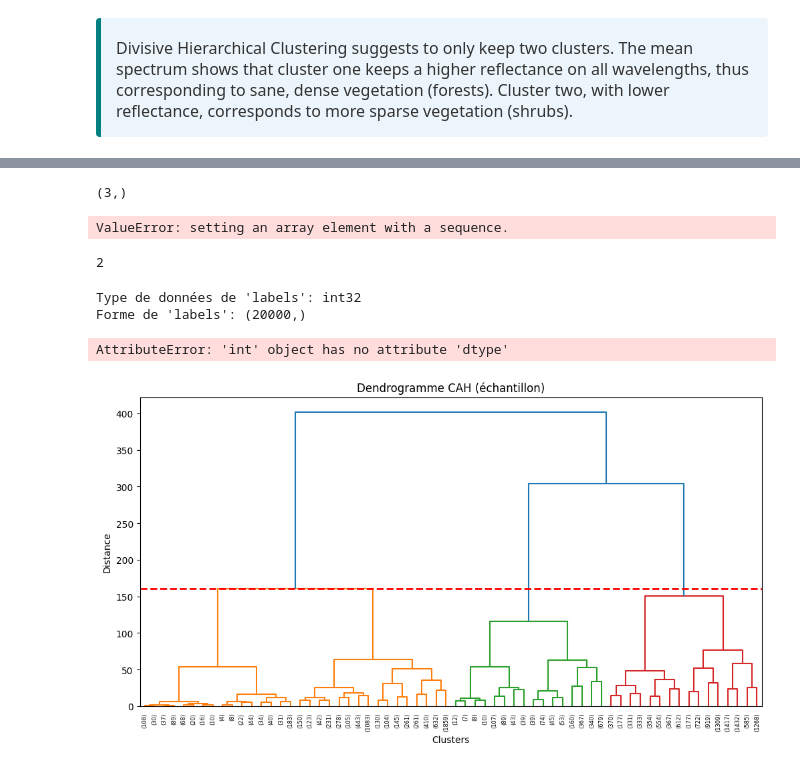
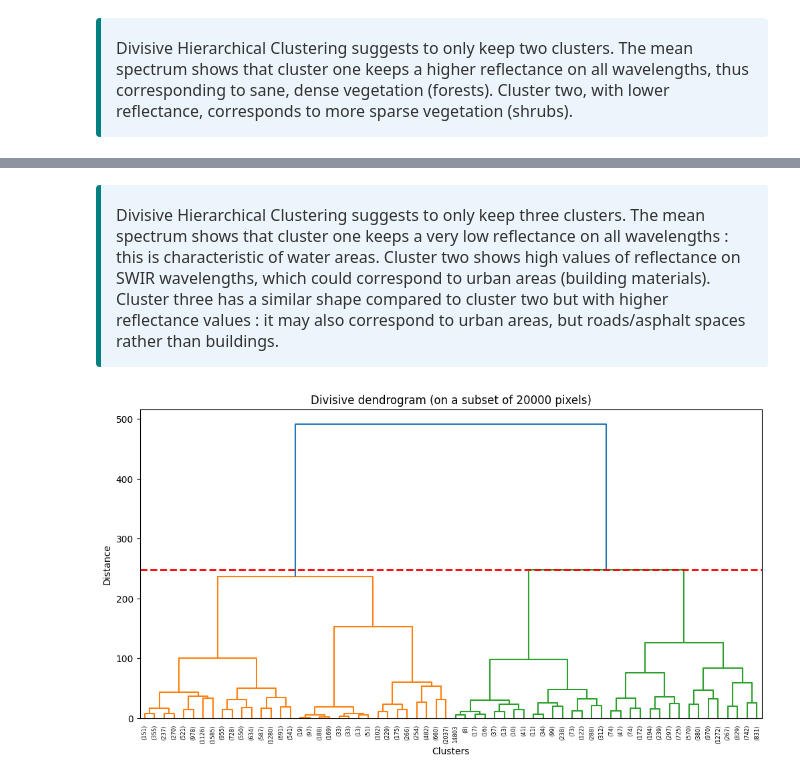
Before and after one commit to ArmanHosseini1/PIR-Rio-Tinto, a Jupyter notebook: SENTINEL-2/Notebook.ipynb, the cells around one changed output, grey strips where cells are left out. Saved outputs shown, nothing was run; the diff lists cells and outputs as text; code cells hidden in the pictures.

Commit message:
Début code Deep clustering

```diff
--- a/SENTINEL-2/Notebook.ipynb
+++ b/SENTINEL-2/Notebook.ipynb
@@ -1385,7 +1376,8 @@ plt.show()
-# %%
-print(np.unique(labels).shape)
-# %% [output]
-(3,)
+# %% [markdown]
+<div style="background-color: #ecf5fb; border-left: 5px solid teal; padding: 15px; border-radius: 4px; font-size: 16px; font-family: 'Montserrat', sans-serif; color: #333;">
+    <strong style="color: teal;"></strong>
+    <p style="margin-top: 5px; margin-bottom: 0;">
+Divisive Hierarchical Clustering suggests to only keep three clusters. The mean spectrum shows that cluster one keeps a very low reflectance on all wavelengths : this is characteristic of water areas. Cluster two shows high values of reflectance on SWIR wavelengths, which could correspond to urban areas (building materials). Cluster three has a similar shape compared to cluster two but with higher reflectance values : it may also correspond to urban areas, but roads/asphalt spaces rather than buildings.
 # %%
 def display_clusters_subset(mask_2D, idx, labels, optimal_k):
     # --- 7) Construction de la carte finale ---
@@ -1406,49 +1398,34 @@ def display_clusters_subset(mask_2D, idx, labels, optimal_k):
     #plt.title("Clusters of vegetation")
     plt.show()
 # %%
-display_clusters_subset(other_mask_2d, idx, labels, np.unique(labels).shape[0])
+#display_clusters_subset(other_mask_2d, idx_selected, labels, np.unique(labels).shape[0])
-# %% [output]
-ValueError: setting an array element with a sequence.
-# %%
-print(idx)
-# %% [output]
-2
-# %%
-print(f"Type de données de 'labels': {labels.dtype}")
-print(f"Forme de 'labels': {labels.shape}")
-print(f"Type de données de 'idx': {idx.dtype}")
-print(f"Forme de 'idx': {idx.shape}")
-# %% [output]
-Type de données de 'labels': int32
-Forme de 'labels': (20000,)
-AttributeError: 'int' object has no attribute 'dtype'
 # %%
-N = 20000
+N = 25000
 idx = np.random.choice(len(X_scaled_soil), N, replace=False)
 X_sample = X_scaled_soil[idx]
 X_sample_original = soil_pixels[idx]
 
 Z = linkage(X_sample, method='ward')
 
 # distances entre fusions successives
 distances = Z[:, 2]
 
 # trouve le plus grand saut
 jumps = np.diff(distances)
 threshold = distances[np.argmax(jumps)]
 
 labels = fcluster(Z, t=threshold, criterion='distance')
 
 plt.figure(figsize=(12, 6))
 dendrogram(Z, truncate_mode='level', p=5)  # p = profondeur affichée
 # Ligne horizontale correspondant au seuil trouvé automatiquement
 plt.axhline(y=threshold, color='red', linewidth=2, linestyle='--')
 plt.title("Divisive dendrogram (on a subset of 20000 pixels)")
 plt.xlabel("Clusters")
 plt.ylabel("Distance")
 plt.show()
 # %% [output]
-[figure, old version]
+[figure, new version]
 # %%
 # img : (H, W, B)
 # labels : (H, W) avec 0 ou 1
```
Also changed, not shown: parts of 20 cells of this notebook, 4 other files.
